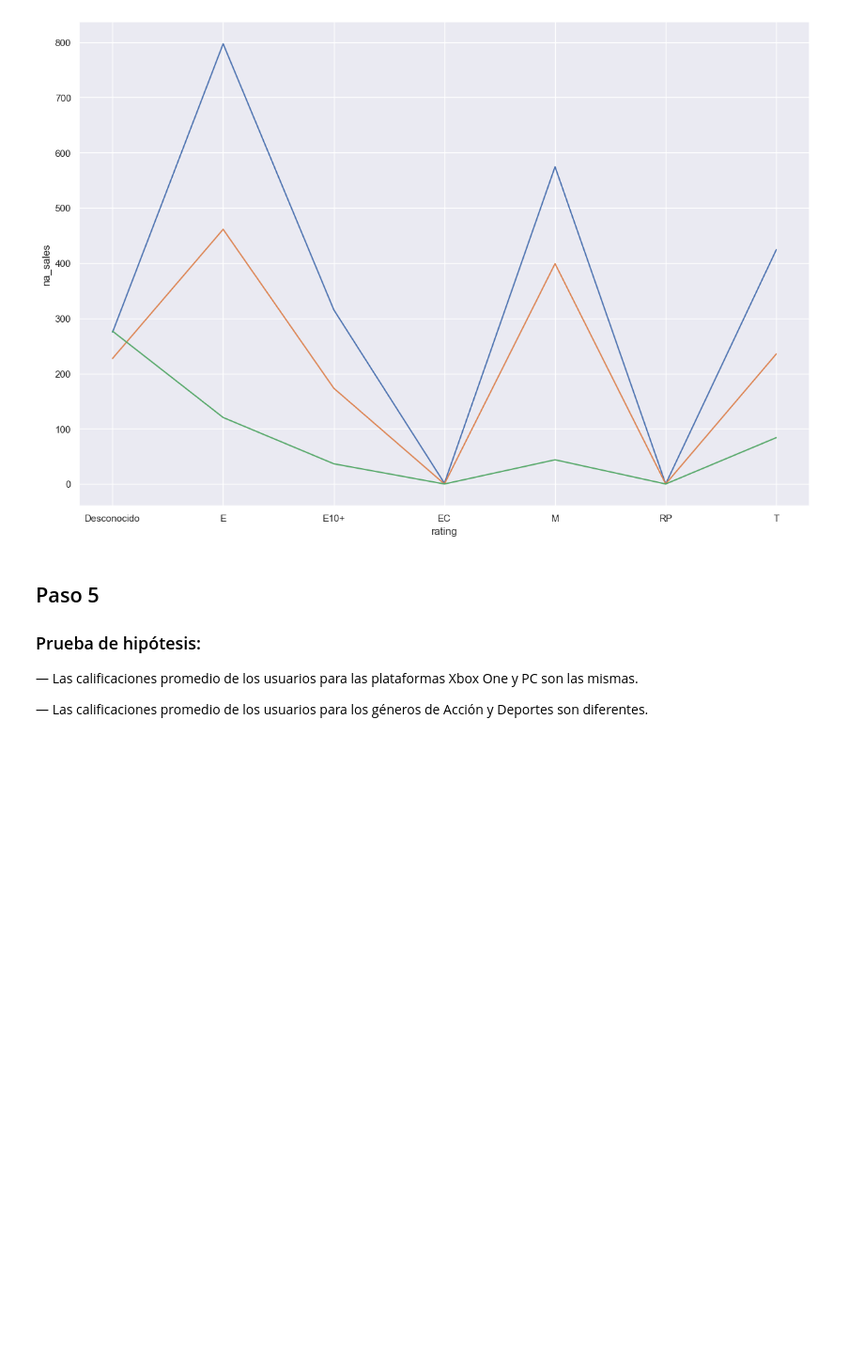
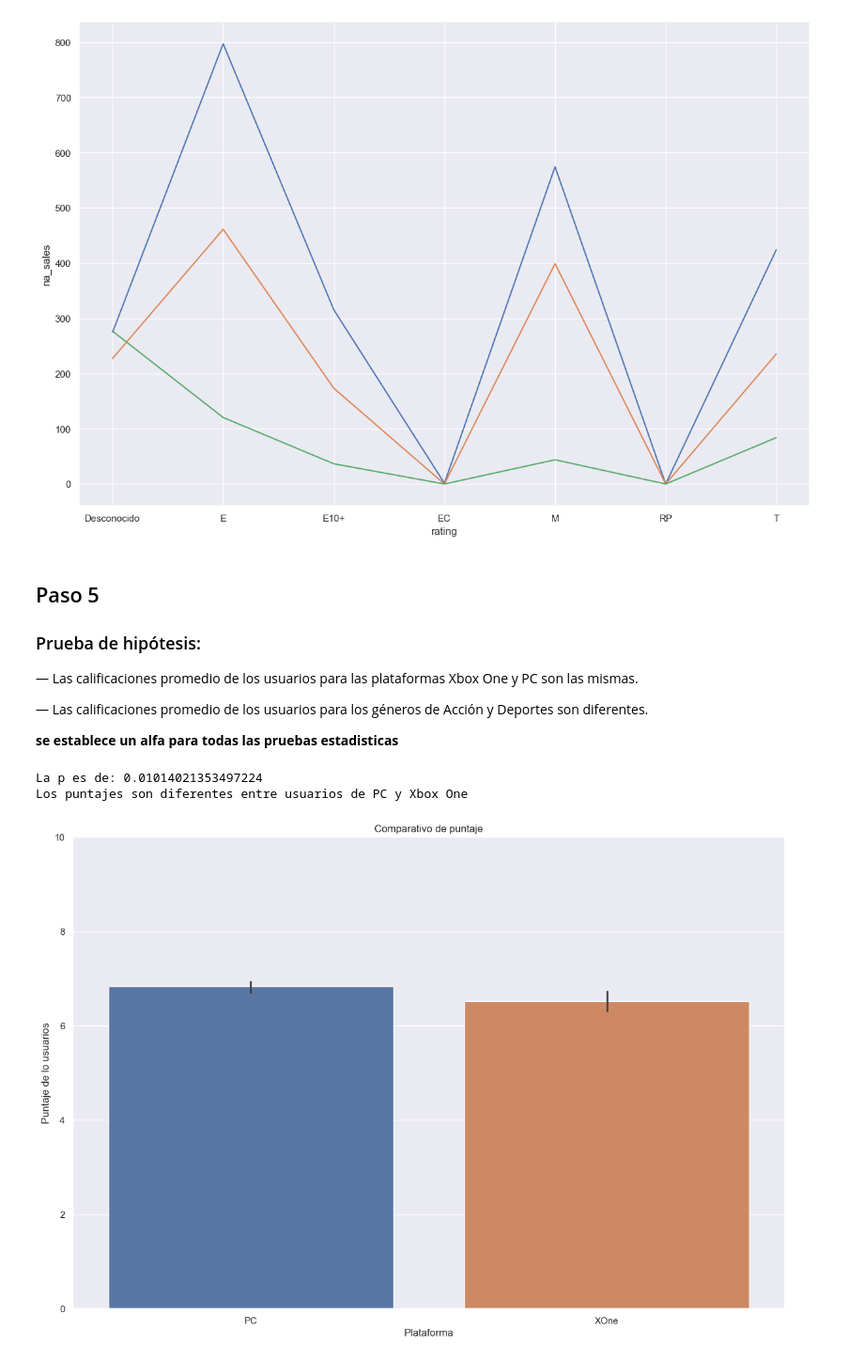
Before and after one commit to hukitan/tripleten, a Jupyter notebook: Proyectos_en_desarrollo/proyecto 6/proyecto6.ipynb, the cells around one changed output. Shown at 94% size. Saved outputs shown, nothing was run; the diff lists cells and outputs as text; code cells hidden in the pictures; blank space fills up the shorter version.

```diff
--- a/Proyectos_en_desarrollo/proyecto 6/proyecto6.ipynb
+++ b/Proyectos_en_desarrollo/proyecto 6/proyecto6.ipynb
@@ -333,3 +316,36 @@ plt.show()
 — Las calificaciones promedio de los usuarios para las plataformas Xbox One y PC son las mismas.
 
 — Las calificaciones promedio de los usuarios para los géneros de Acción y Deportes son diferentes.
+
+**se establece un alfa para todas las pruebas estadisticas**
+# %%
+alpha = 0.05
+# %%
+#Hipotesis :Las calificaciones promedio de los usuarios para las plataformas Xbox One y PC son las mismas.
+XBO = dat_05adv[dat_05adv.platform =="XOne" ]["user_score"]
+XBO = XBO.dropna()
+
+PC = dat_05adv[dat_05adv.platform =="PC" ]["user_score"]
+PC = PC.dropna()
+
+#se hace una prueba T para muestras independientes, para ello se asumen varianzas desigulaes para usar la T de Welch que es mas robusta que la T de Student
+resul = st.ttest_ind(XBO,PC,equal_var = False)
+print(f"La p es de: {resul.pvalue}")
+
+if resul.pvalue < alpha:# su código: compara los valores p obtenidos con el nivel de significación estadística):
+    print("Los puntajes son diferentes entre usuarios de PC y Xbox One")
+else:
+    print("Los puntajes son iguales")
+
+d_graf8 = dat_05adv[(dat_05adv.platform =="PC") | (dat_05adv.platform =="XOne" ) ][["user_score","platform"]]
+graf8 = sns.barplot(d_graf8,
+                    x="platform",
+                    y="user_score",
+                    hue= "platform")
+graf8.set(title="Comparativo de puntaje", xlabel='Plataforma', ylabel='Puntaje de los usuarios')
+graf8.set_ylim([0, 10])
+plt.show()
+# %% [output]
+La p es de: 0.01014021353497224
+Los puntajes son diferentes entre usuarios de PC y Xbox One
+[figure, added]
```
Also changed, not shown: parts of 11 cells of this notebook.
